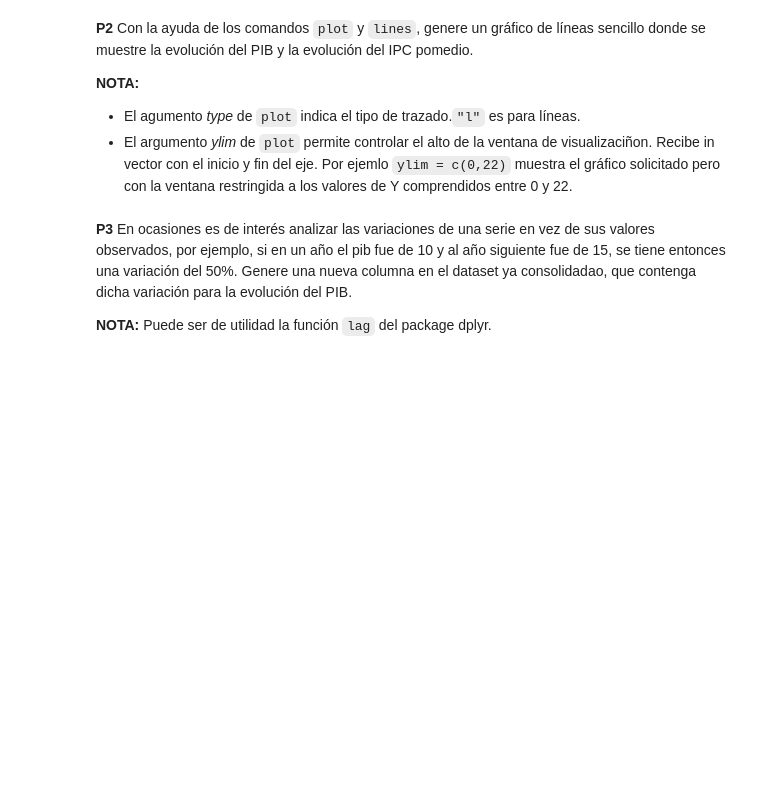
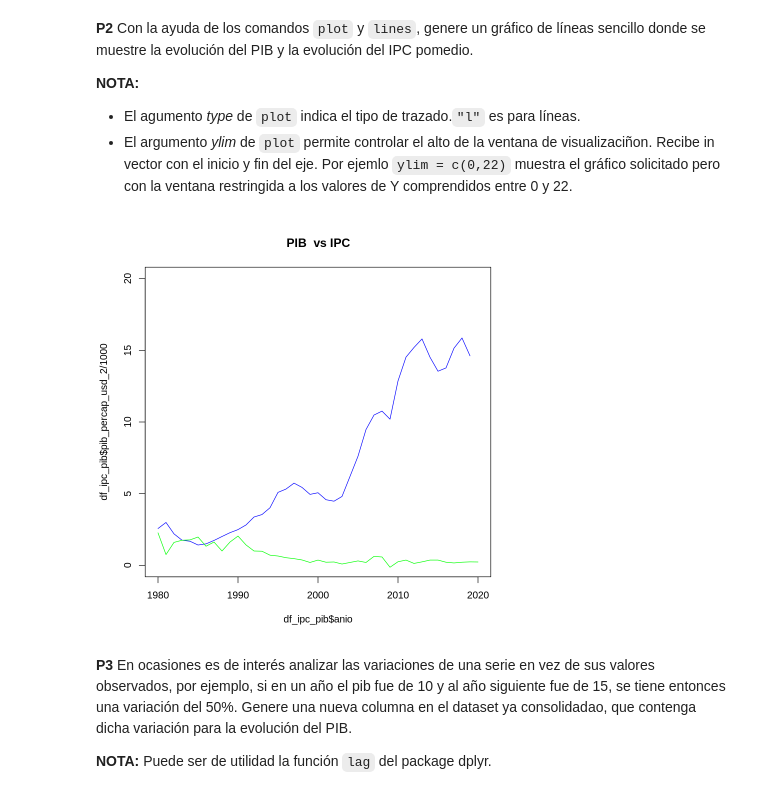
Before and after one commit to rodrigo-coco-espinoza/Introduccion_a_ciencia_de_datos_R_v2, a Jupyter notebook: Ayudantías/A3/Desarrollo/A3_Taller.ipynb, the cells around one changed output. Cells and saved outputs as stored; diff of their text form; code cells hidden in the pictures; blank space fills up the shorter version.

```diff
--- a/Ayudantías/A3/Desarrollo/A3_Taller.ipynb
+++ b/Ayudantías/A3/Desarrollo/A3_Taller.ipynb
@@ -253,0 +816,6 @@ Ejemplo: la consulta `https://mindicador.cl/api/ipc/2021` se puede generar con l
+# %%
+# pensemos en una tabla dinámica
+
+df_ipc_promedio <- df_ipc_con_anios %>% group_by(anio) %>% summarise(promedio_ipc = mean(valor))
+
+df_ipc_promedio
@@ -283,0 +943,28 @@ Para lograr descargar la información, tenga en cuenta los siguientes aspectos:
+# %%
+
+tabla_2000_2010 <- tabla_2000_2010[[1]]
+
+
+# eliminamos primera fila
+tabla_2000_2010 <- tabla_2000_2010[-1,]
+# %%
+a <- tabla_1980_1990[, c("X1", "X2")] # otra opcion: tabla_1980_1990[, 1:2]
+b <- tabla_1980_1990[, c("X3", "X4")] # tabla_1980_1990[, 3:4]
+
+c <- tabla_2000_2010[, c("X1", "X2")] # tabla_1980_1990[, 1:2]
+d <- tabla_2000_2010[, c("X3", "X4")] # tabla_1980_1990[, 3:4]
+
+names(a) <- c("anio", "pib_percap_usd")
+names(b) <- c("anio", "pib_percap_usd")
+names(c) <- c("anio", "pib_percap_usd")
+names(d) <- c("anio", "pib_percap_usd")
+
+PIB_CHILE_1980_2020 <- bind_rows(a, b, c, d)
+
+# Formtear variables
+PIB_CHILE_1980_2020 <- PIB_CHILE_1980_2020 %>%
+mutate(years = as.numeric(anio),
+        pib_percap_usd_2 = gsub(pattern = " Dólares", replacement = "", x = pib_percap_usd),
+        pib_percap_usd_2 = as.numeric(pib_percap_usd_2)*1000) %>% select(years, pib_percap_usd_2)
+
+PIB_CHILE_1980_2020
@@ -288,3 +995,11 @@ Finalmente, se busca consolidar la información obtenida desde la API miindicado
 ## Preguntas sección 2
 
 **P1** Consolide ambas tablas en una sola, que contenga 3 columnas: Año, valor del PIB y valor promedio del IPC.
+# %%
+PIB_CHILE_1980_2020 %>% head()
+df_ipc_promedio %>% head()
+
+df_ipc_promedio <-df_ipc_promedio %>% mutate(anio = as.numeric(anio))
+
+# PIB_CHILE_1980_2020 %>% full
+df_ipc_pib <- df_ipc_promedio %>% left_join(PIB_CHILE_1980_2020, by = c("anio" = "years"))
@@ -294,6 +1028,11 @@ Finalmente, se busca consolidar la información obtenida desde la API miindicado
 **NOTA:**
 * El agumento _type_ de `plot` indica el tipo de  trazado.`"l"` es para líneas.
 * El argumento _ylim_ de `plot` permite controlar el alto de la ventana de visualizaciñon. Recibe in vector con el inicio y fin del eje. Por ejemlo `ylim = c(0,22)` muestra el gráfico solicitado pero con la ventana restringida a los valores de Y comprendidos entre 0 y 22.
+# %%
+plot(x = df_ipc_pib$anio, y = df_ipc_pib$pib_percap_usd_2/1000, type = "l", ylim = c(0, 20), col = "blue", main = "PIB  vs IPC")
+lines(x = df_ipc_pib$anio, y = df_ipc_pib$promedio_ipc, col = "green")
+# %% [output]
+[figure, added]
 # %% [markdown]
 **P3** En ocasiones es de interés analizar las variaciones de una serie en vez de sus valores observados, por ejemplo, si en un año el pib fue de 10 y al año siguiente fue de 15, se tiene entonces una variación del 50%. Genere una nueva columna en el dataset ya consolidadao, que contenga dicha variación para la evolución del PIB.
 
```
Also changed, not shown: parts of 25 cells of this notebook.
